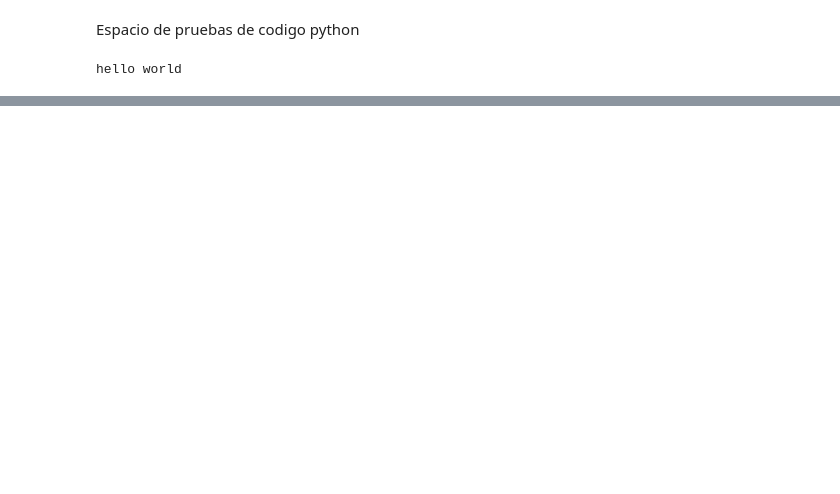
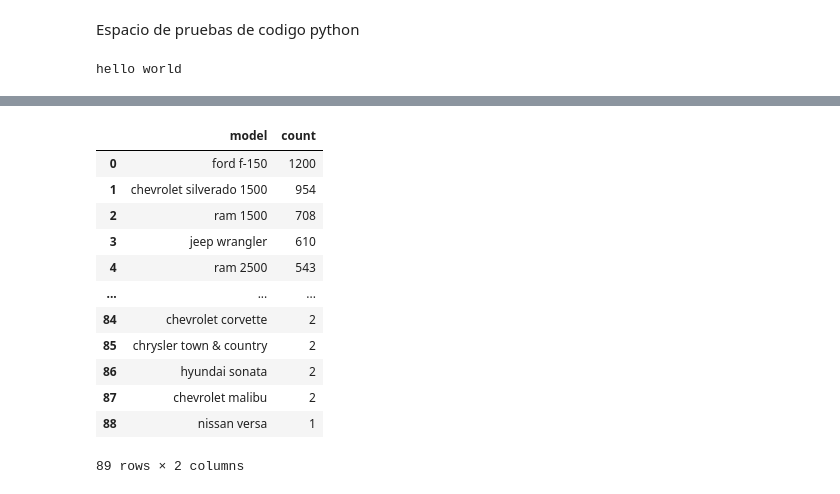
Before and after one commit to isaacnhf-oss/sprint_7, a Jupyter notebook: notebooks/EDA.ipynb, the cells around one changed output, grey strips where cells are left out. Cells and saved outputs as stored; diff of their text form; code cells hidden in the pictures; blank space fills up the shorter version.

```diff
--- a/notebooks/EDA.ipynb
+++ b/notebooks/EDA.ipynb
@@ -32,0 +68,18 @@ fig.show()
+# %%
+tabla = car_data['model'].value_counts().reset_index()
+
+display(tabla)
+# %% [output]
+|  | model | count |
+| 0 | ford f-150 | 1200 |
+| 1 | chevrolet silverado 1500 | 954 |
+| 2 | ram 1500 | 708 |
+| 3 | jeep wrangler | 610 |
+| 4 | ram 2500 | 543 |
+| ... | ... | ... |
+| 84 | chevrolet corvette | 2 |
+| 85 | chrysler town & country | 2 |
+| 86 | hyundai sonata | 2 |
+| 87 | chevrolet malibu | 2 |
+| 88 | nissan versa | 1 |
+89 rows × 2 columns
```
Also changed, not shown: parts of 3 cells of this notebook, 3 other files.
